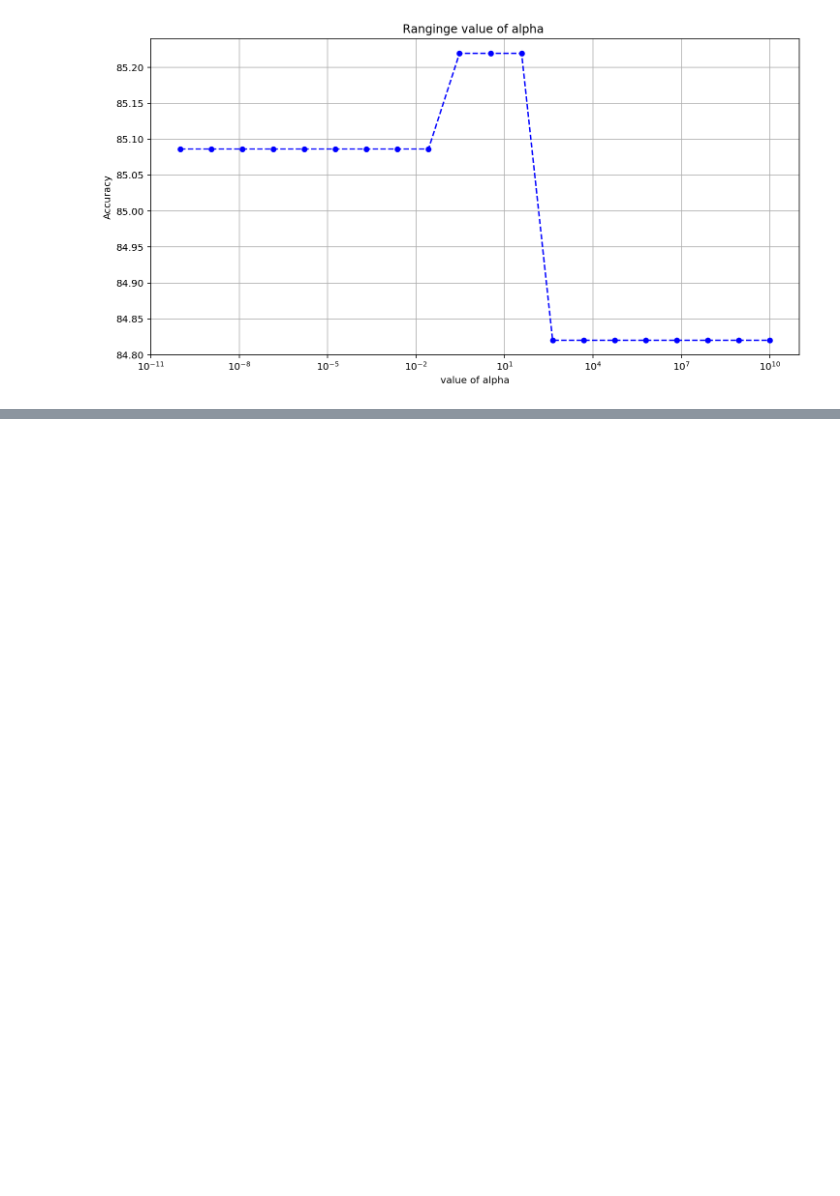
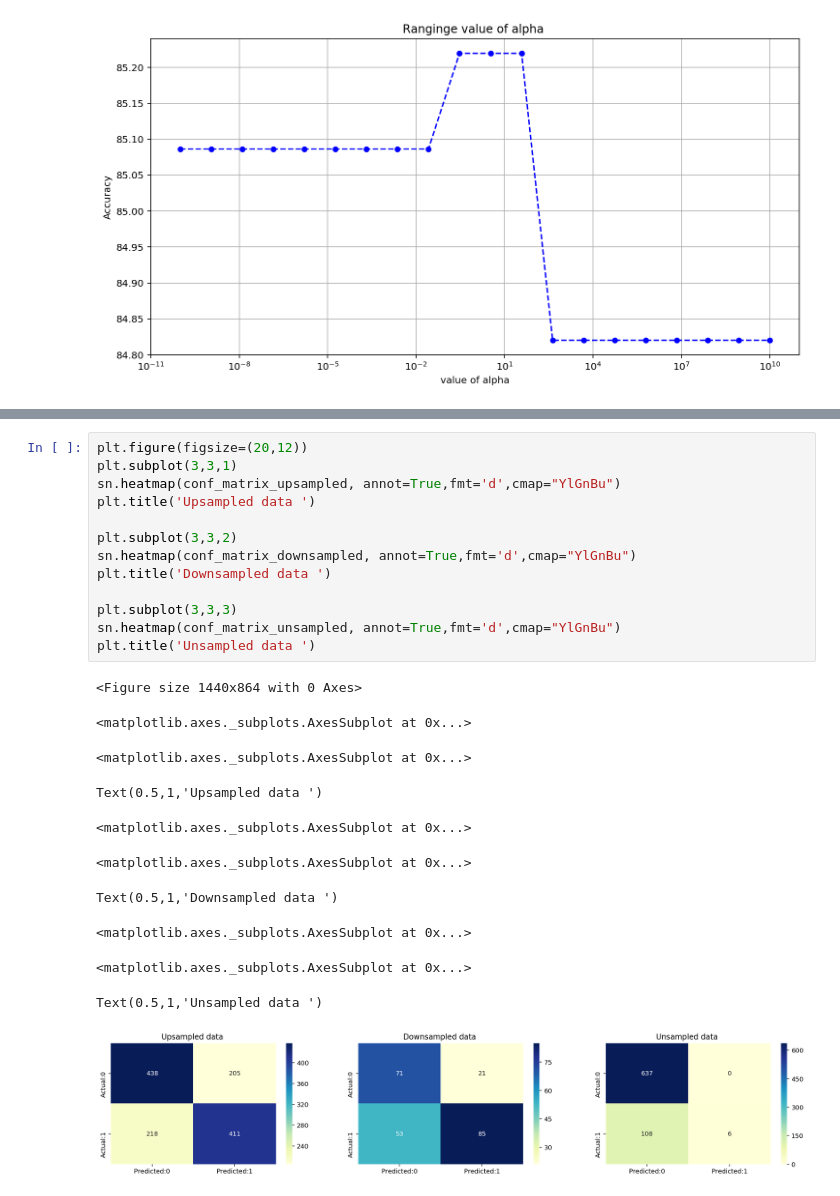
Before and after one commit to ljhowell/machine-learning_CHD, a Jupyter notebook: Neural_Networks.ipynb, the cells around one changed output, grey strips where cells are left out. Drawn from its saved outputs; the diff is of its cells as text; blank space fills up the shorter version.

```diff
--- a/Neural_Networks.ipynb
+++ b/Neural_Networks.ipynb
@@ -363,0 +494,25 @@ MLPClassifier(activation='relu', alpha=0.0001, batch_size='auto', beta_1=0.9,
+# %%
+plt.figure(figsize=(20,12))
+plt.subplot(3,3,1)
+sn.heatmap(conf_matrix_upsampled, annot=True,fmt='d',cmap="YlGnBu")
+plt.title('Upsampled data ')
+
+plt.subplot(3,3,2)
+sn.heatmap(conf_matrix_downsampled, annot=True,fmt='d',cmap="YlGnBu")
+plt.title('Downsampled data ')
+
+plt.subplot(3,3,3)
+sn.heatmap(conf_matrix_unsampled, annot=True,fmt='d',cmap="YlGnBu")
+plt.title('Unsampled data ')
+# %% [output]
+<Figure size 1440x864 with 0 Axes>
+<matplotlib.axes._subplots.AxesSubplot at 0x...>
+<matplotlib.axes._subplots.AxesSubplot at 0x...>
+Text(0.5,1,'Upsampled data ')
+<matplotlib.axes._subplots.AxesSubplot at 0x...>
+<matplotlib.axes._subplots.AxesSubplot at 0x...>
+Text(0.5,1,'Downsampled data ')
+<matplotlib.axes._subplots.AxesSubplot at 0x...>
+<matplotlib.axes._subplots.AxesSubplot at 0x...>
+Text(0.5,1,'Unsampled data ')
+[figure, added]
```
Also changed, not shown: parts of 20 cells of this notebook.
